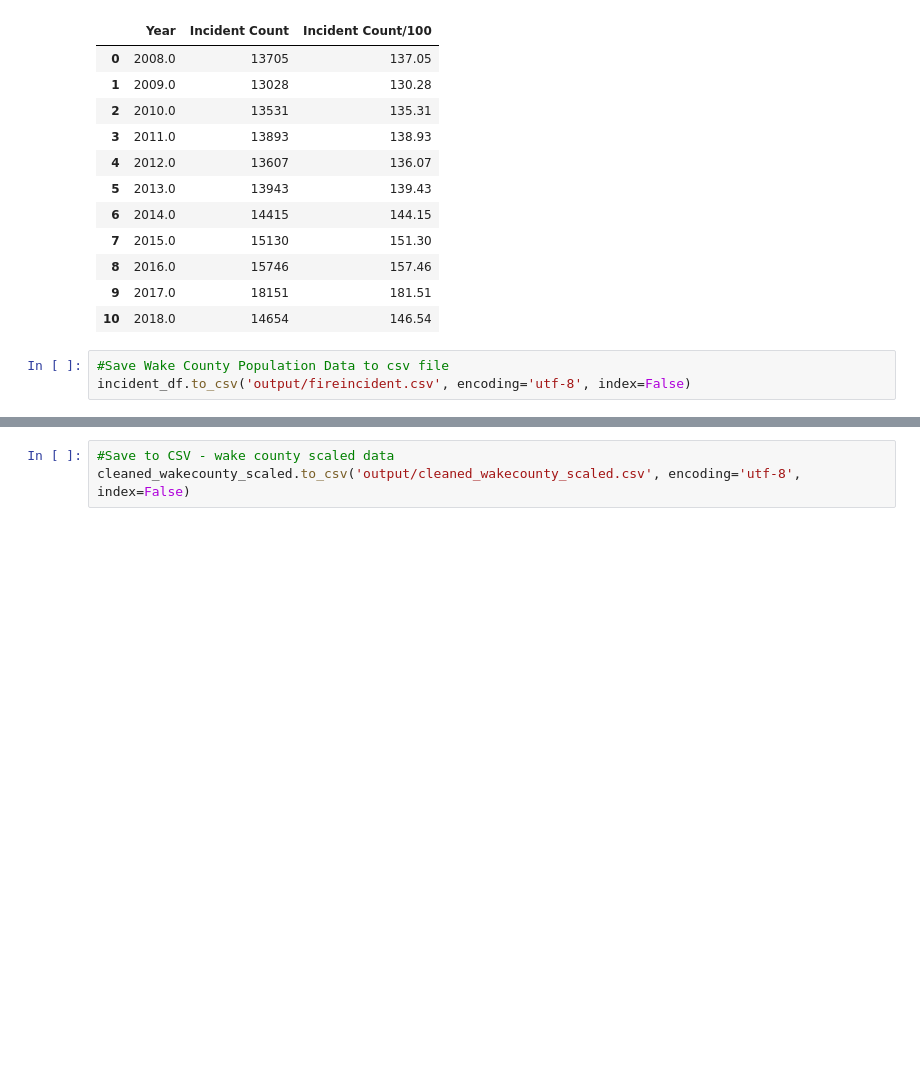
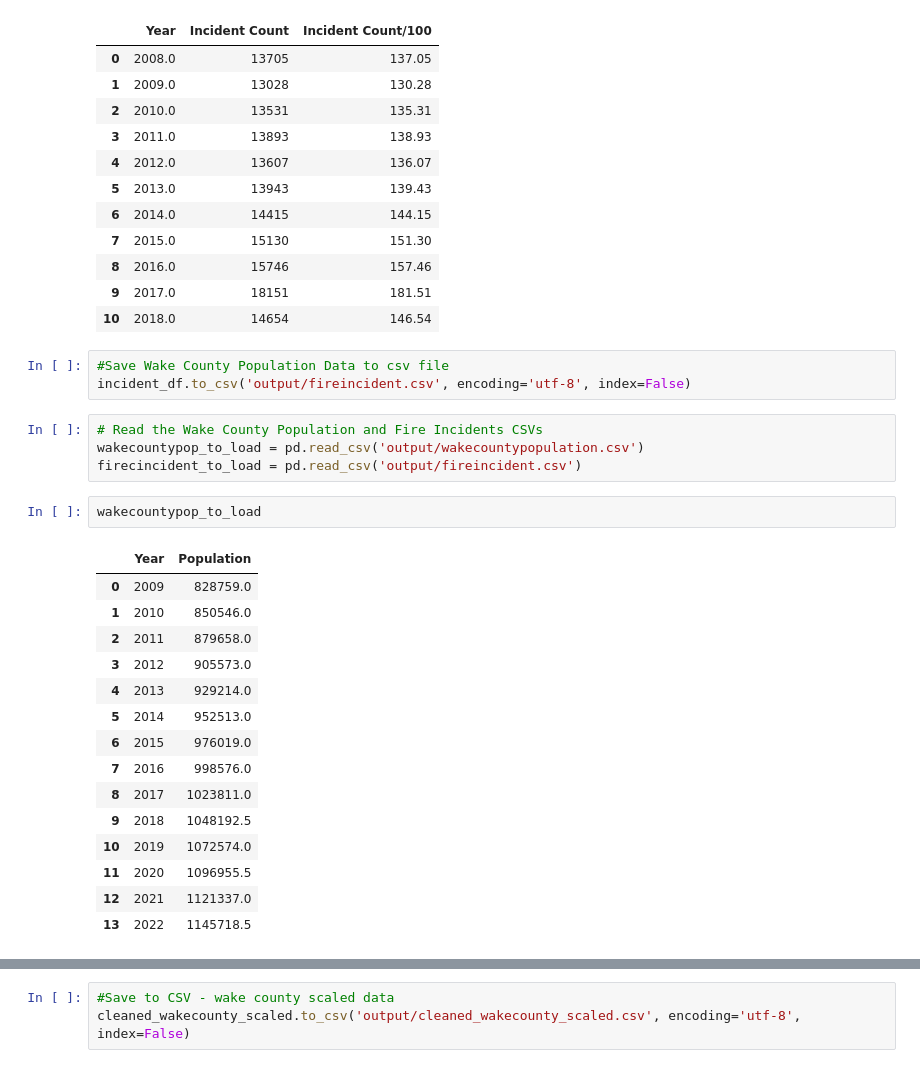
Before and after one commit to xjarodx/Project_1_Group_7, a Jupyter notebook: Fire_Data_Plotting_fixed_virg.ipynb, the cells around one changed output, grey strips where cells are left out. Saved outputs shown, nothing was run; the diff lists cells and outputs as text; blank space fills up the shorter version.

```diff
--- a/Fire_Data_Plotting_fixed_virg.ipynb
+++ b/Fire_Data_Plotting_fixed_virg.ipynb
@@ -101,4 +110,26 @@ incident_df
 # %%
 #Save Wake County Population Data to csv file
 incident_df.to_csv('output/fireincident.csv', encoding='utf-8', index=False)
+# %%
+# Read the Wake County Population and Fire Incidents CSVs
+wakecountypop_to_load = pd.read_csv('output/wakecountypopulation.csv')
+firecincident_to_load = pd.read_csv('output/fireincident.csv')
+# %%
+wakecountypop_to_load
+# %% [output]
+|  | Year | Population |
+| 0 | 2009 | 828759.0 |
+| 1 | 2010 | 850546.0 |
+| 2 | 2011 | 879658.0 |
+| 3 | 2012 | 905573.0 |
+| 4 | 2013 | 929214.0 |
+| 5 | 2014 | 952513.0 |
+| 6 | 2015 | 976019.0 |
+| 7 | 2016 | 998576.0 |
+| 8 | 2017 | 1023811.0 |
+| 9 | 2018 | 1048192.5 |
+| 10 | 2019 | 1072574.0 |
+| 11 | 2020 | 1096955.5 |
+| 12 | 2021 | 1121337.0 |
+| 13 | 2022 | 1145718.5 |
 # %%
```
Also changed, not shown: parts of 10 cells of this notebook, 4 other files.
